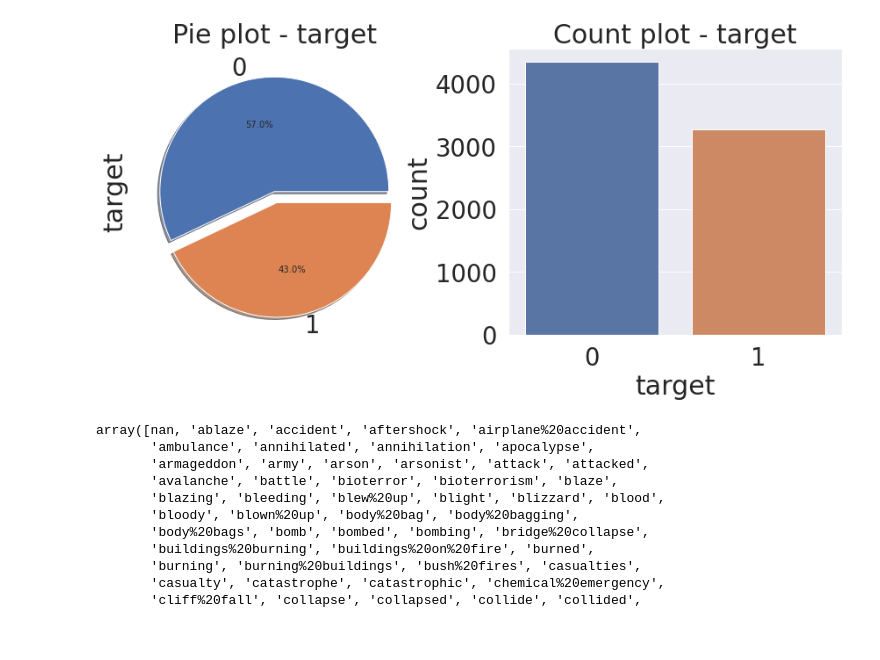
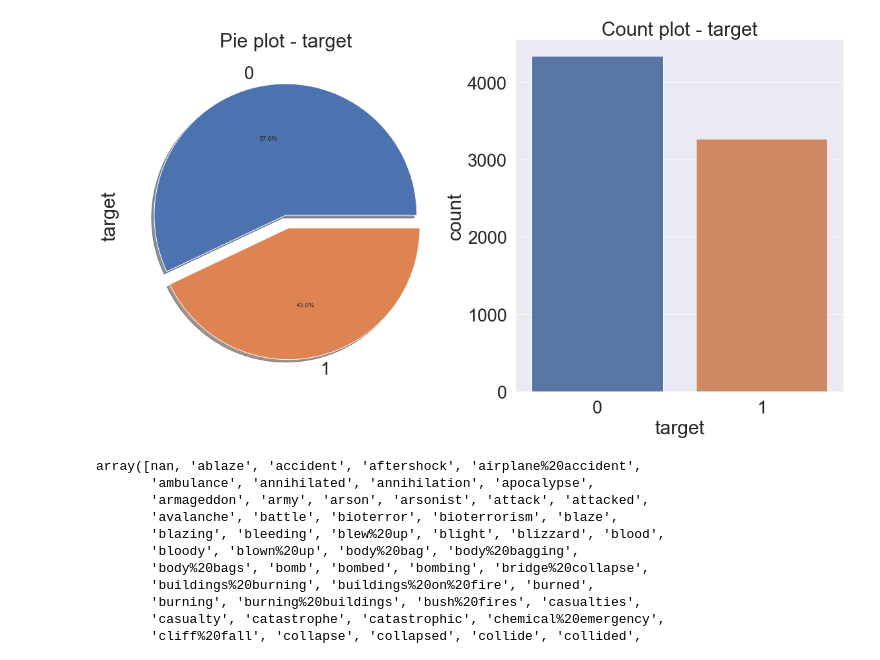
Before and after one commit to jerife/Kaggle, a Jupyter notebook: 05 Natural Language Processing with Disaster Tweets.ipynb, the cells around one changed output. Cells and saved outputs as stored; diff of their text form; code cells hidden in the pictures.

```diff
--- a/05 Natural Language Processing with Disaster Tweets.ipynb
+++ b/05 Natural Language Processing with Disaster Tweets.ipynb
@@ -30,5 +7,4 @@ plt.style.use('seaborn')
 sns.set(font_scale=2.5)
 %matplotlib inline
 # %%
-df=pd.read_csv('/kaggle/input/nlp-getting-started/train.csv')
-df
+df = pd.read_csv('/Users/jerife/data/nlp-getting-started/train.csv')
@@ -54,11 +25,10 @@ df
 # %%
-
-f,ax = plt.subplots(1,2,figsize=(15,6))
+f,ax = plt.subplots(1,2,figsize=(20,10))
 df['target'].value_counts().plot.pie(explode=[0, 0.1], autopct='%1.1f%%', ax=ax[0], shadow=True)
 ax[0].set_title('Pie plot - target')
 sns.countplot('target', data=df, ax=ax[1])
 ax[1].set_title('Count plot - target')
 plt.show()
 # %% [output]
-[figure, old version]
+[figure, new version]
 # %%
```
Also changed, not shown: parts of 17 cells of this notebook.
